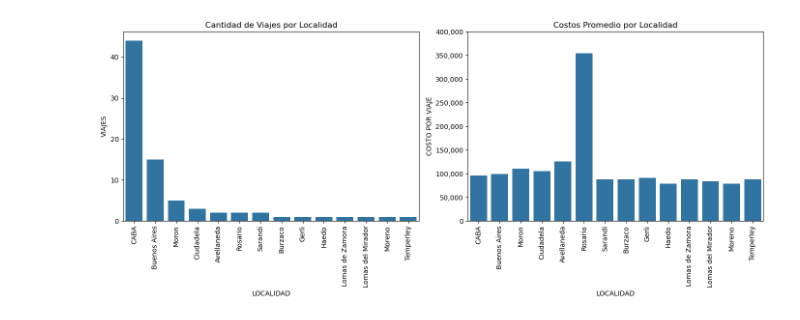
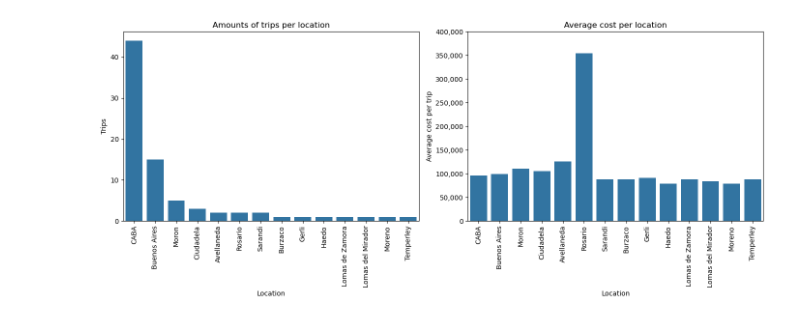
Before and after one commit to FelipeTamaki/Darnel-Fletes-Analisis, a Jupyter notebook: 1_Analysis by location.ipynb, the cells around one changed output. Cells and saved outputs as stored; diff of their text form; code cells hidden in the pictures.

```diff
--- a/1_Analysis by location.ipynb
+++ b/1_Analysis by location.ipynb
@@ -72,22 +38,26 @@ df_localidades["COSTO POR VIAJE"] = df_localidades["COSTO TOTAL"]/df_localidades
 # %%
 import matplotlib.ticker as mticker
 
 df_localidades.reset_index(inplace=True)
 
 fig, ax = plt.subplots(1, 2, figsize=(14, 6))
 
 sns.barplot(data=df_localidades, x="LOCALIDAD", y="VIAJES", ax=ax[0])
-ax[0].set_title("Cantidad de Viajes por Localidad")
+ax[0].set_title("Amounts of trips per location")
 ax[0].set_xticklabels(df_localidades["LOCALIDAD"], rotation=90)
+ax[0].set_ylabel("Trips")
+ax[0].set_xlabel("Location")
 
 
 sns.barplot(x="LOCALIDAD", y="COSTO POR VIAJE", data=df_localidades, ax=ax[1])
-ax[1].set_title("Costos Promedio por Localidad")
+ax[1].set_title("Average cost per location")
 ax[1].set_xticklabels(df_localidades["LOCALIDAD"].unique(), rotation=90)
 ax[1].yaxis.set_major_formatter(mticker.FuncFormatter(lambda x, _: f'{x:,.0f}'))
 ax[1].set_ylim(0,400000)
+ax[1].set_ylabel("Average cost per trip")
+ax[1].set_xlabel("Location")
 
 plt.tight_layout()
 plt.show()
 # %% [output]
-[figure, old version]
+[figure, new version]
```
Also changed, not shown: parts of 2 cells of this notebook, 3 other files.
